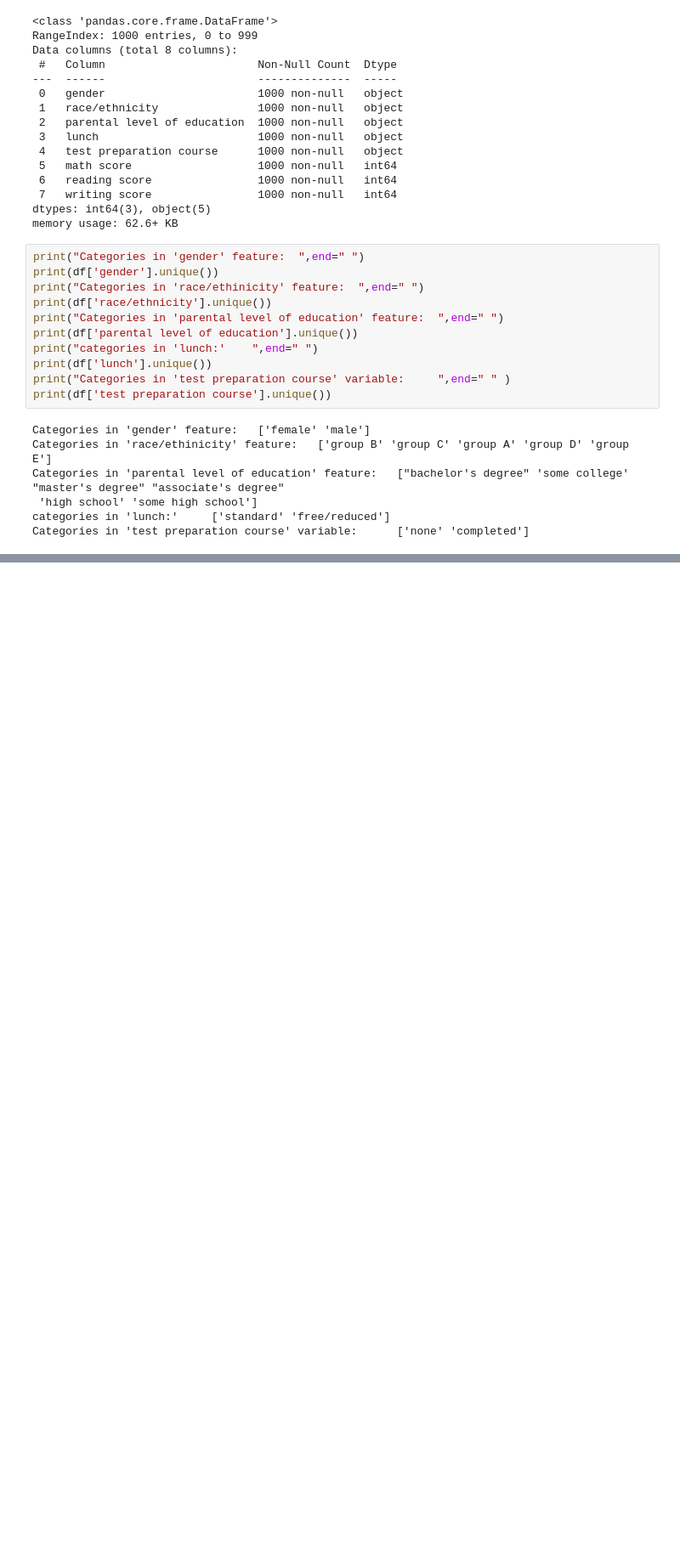
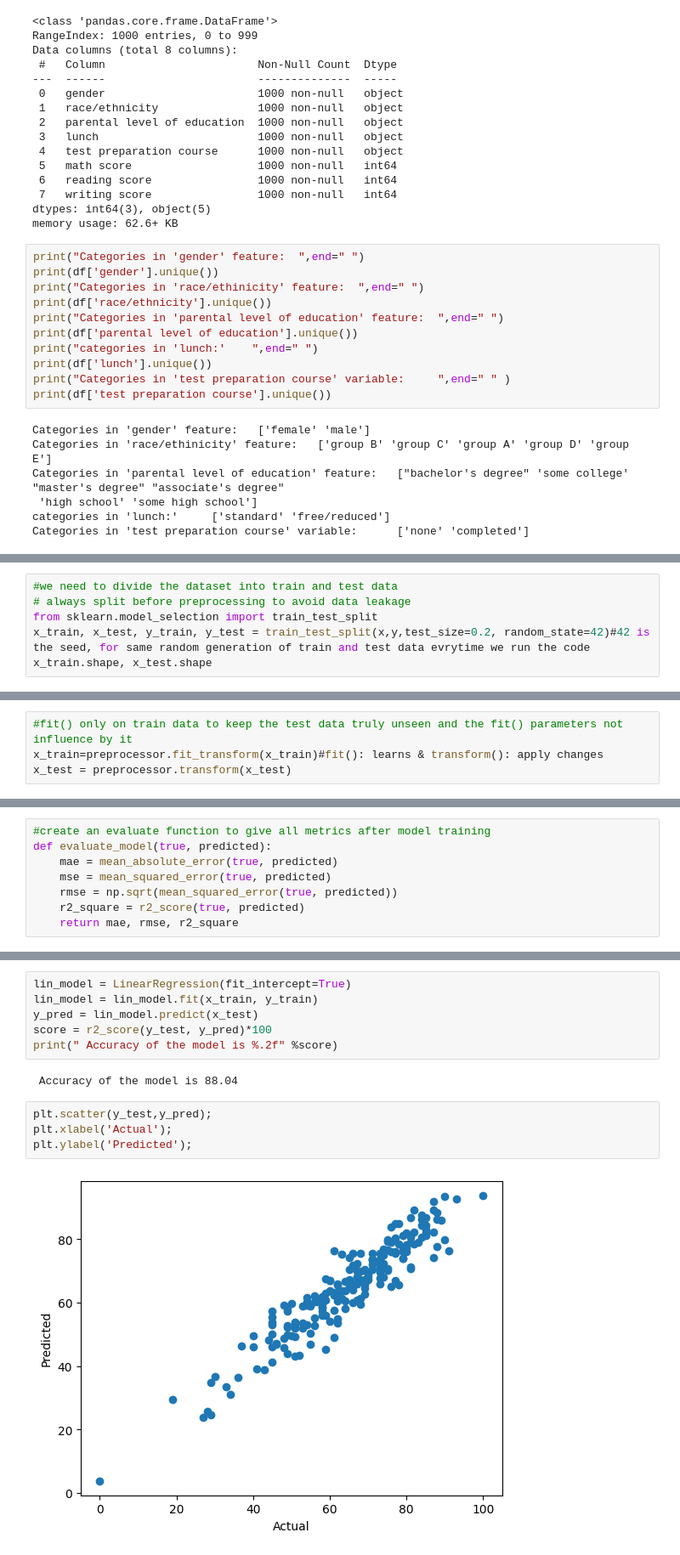
Before and after one commit to Radhecodes/Students_marks_prediction_model, a Jupyter notebook: notebook/MODEL TRAINING.ipynb, the cells around one changed output, grey strips where cells are left out. Shown at 85% size. Drawn from its saved outputs; the diff is of its cells as text; blank space fills up the shorter version.

Commit message:
model training

```diff
--- a/notebook/MODEL TRAINING.ipynb
+++ b/notebook/MODEL TRAINING.ipynb
@@ -120,3 +121,9 @@ preprocessor = ColumnTransformer(
         ("StandardScaler", numeric_transformer, num_features),
 ]
 )
+# %%
+#we need to divide the dataset into train and test data
+# always split before preprocessing to avoid data leakage
+from sklearn.model_selection import train_test_split
+x_train, x_test, y_train, y_test = train_test_split(x,y,test_size=0.2, random_state=42)#42 is the seed, for same random generation of train and test data evrytime we run the code
+x_train.shape, x_test.shape
@@ -122,0 +132,4 @@ preprocessor = ColumnTransformer(
+# %%
+#fit() only on train data to keep the test data truly unseen and the fit() parameters not influence by it
+x_train=preprocessor.fit_transform(x_train)#fit(): learns & transform(): apply changes
+x_test = preprocessor.transform(x_test)
@@ -122,0 +140,8 @@ preprocessor = ColumnTransformer(
+# %%
+#create an evaluate function to give all metrics after model training
+def evaluate_model(true, predicted):
+    mae = mean_absolute_error(true, predicted)
+    mse = mean_squared_error(true, predicted)
+    rmse = np.sqrt(mean_squared_error(true, predicted))
+    r2_square = r2_score(true, predicted)
+    return mae, rmse, r2_square
@@ -122,0 +226,14 @@ preprocessor = ColumnTransformer(
+# %%
+lin_model = LinearRegression(fit_intercept=True)
+lin_model = lin_model.fit(x_train, y_train)
+y_pred = lin_model.predict(x_test)
+score = r2_score(y_test, y_pred)*100
+print(" Accuracy of the model is %.2f" %score)
+# %% [output]
+ Accuracy of the model is 88.04
+# %%
+plt.scatter(y_test,y_pred);
+plt.xlabel('Actual');
+plt.ylabel('Predicted');
+# %% [output]
+[figure, added]
```
Also changed, not shown: parts of 8 cells of this notebook.
